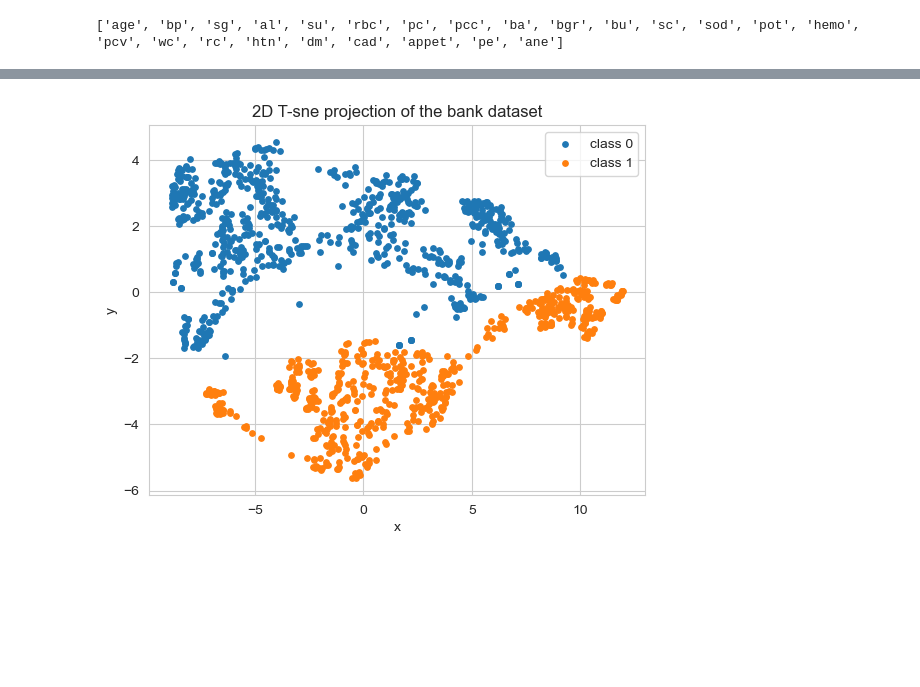
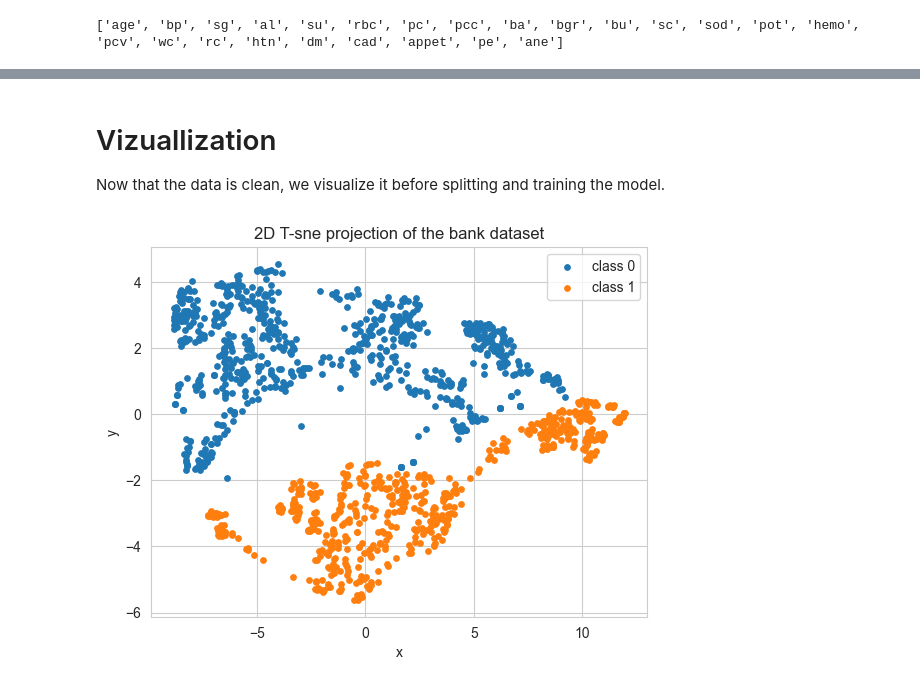
Before and after one commit to jonathanlys01/ML_project, a Jupyter notebook: test.ipynb, the cells around one changed output, grey strips where cells are left out. Drawn from its saved outputs; the diff is of its cells as text; code cells hidden in the pictures; blank space fills up the shorter version.

```diff
--- a/test.ipynb
+++ b/test.ipynb
@@ -195,3 +239,9 @@ dtype: float64
+# %% [markdown]
+# Vizuallization
+
+Now that the data is clean, we visualize it before splitting and training the model.
+# %%
+viz = True
 # %%
 import matplotlib.pyplot as plt
 import seaborn as sns
@@ -210,12 +252,12 @@ transformed_kidney = tsne2.fit_transform(filled.drop(columns=["class"]))
 # %%
-for class_index in bank["class"].value_counts().index:
-    indexes = np.where(bank["class"]==class_index)
-    plt.scatter(transformed_bank[:,0][indexes], transformed_bank[:,1][indexes],label=f"class {class_index}", s=15)
-plt.legend()
-plt.xlabel("x")
-plt.ylabel("y")
-plt.title("2D T-sne projection of the bank dataset")
-plt.show()
+if viz:
+    tsne1 = TSNE(n_components=2, perplexity=300)
+    transformed_bank = tsne1.fit_transform(bank.drop(columns=["class"]))
+    for class_index in bank["class"].value_counts().index:
+        indexes = np.where(bank["class"]==class_index)
+        plt.scatter(transformed_bank[:,0][indexes], transformed_bank[:,1][indexes],label=f"class {class_index}", s=15)
+    plt.legend();plt.xlabel("x");plt.ylabel("y");plt.title("2D T-sne projection of the bank dataset")
+    plt.show()
 # %% [output]
-[figure, old version]
+[figure, new version]
 # %%
```
Also changed, not shown: parts of 52 cells of this notebook.
